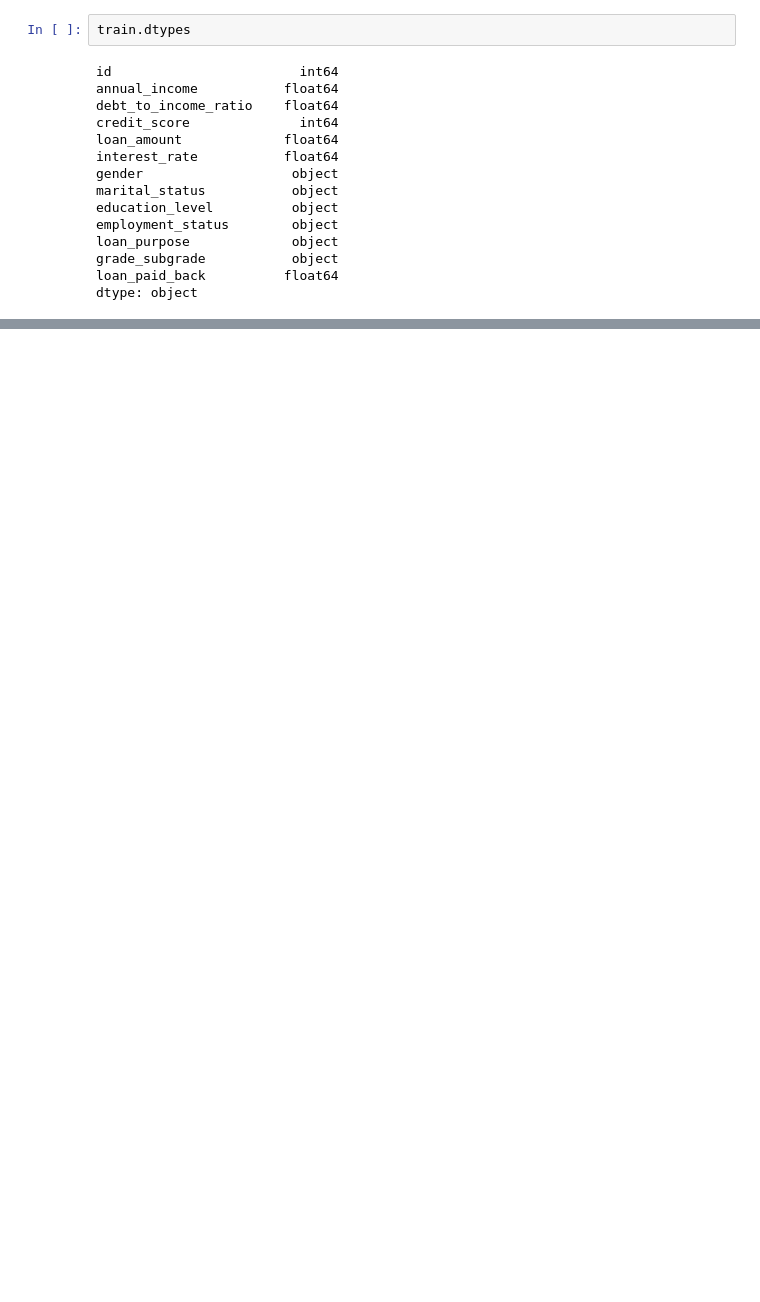
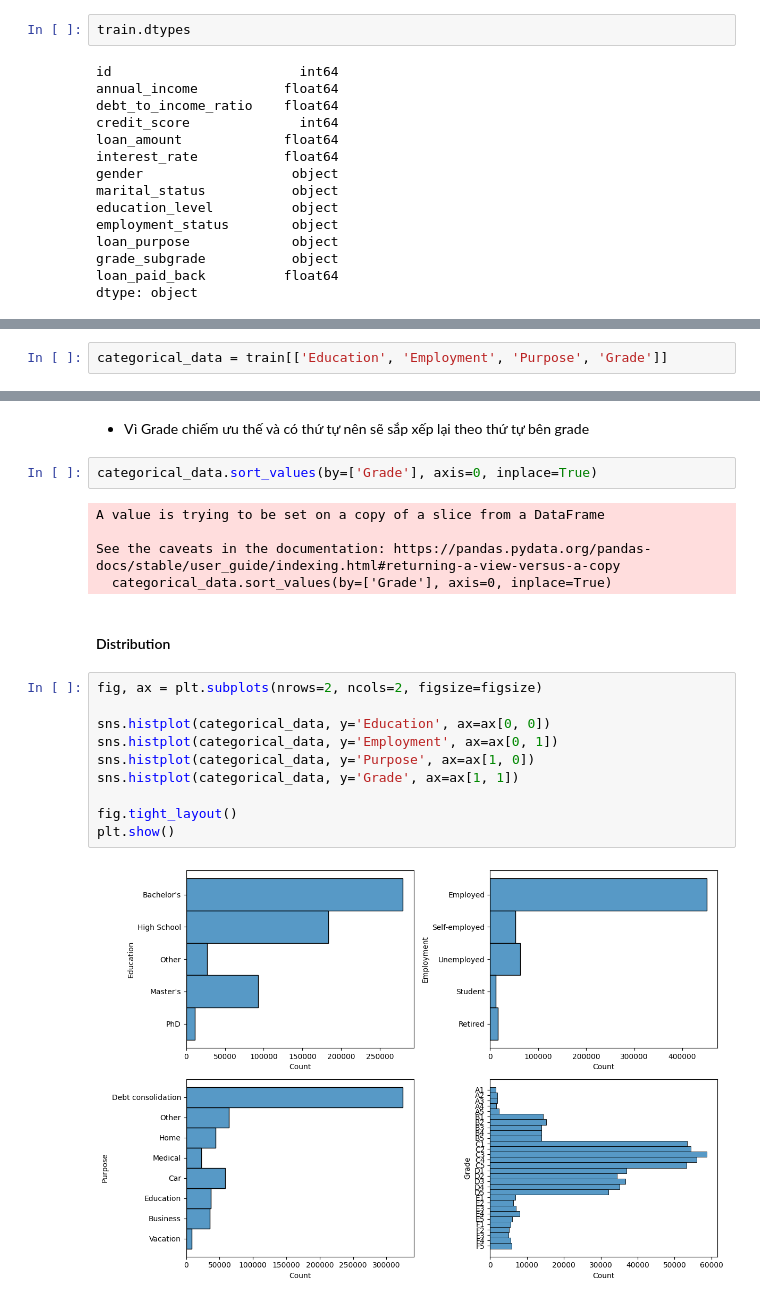
Before and after one commit to pikamanh/Predicting-Loan-Payback, a Jupyter notebook: test.ipynb, the cells around one changed output, grey strips where cells are left out. Drawn from its saved outputs; the diff is of its cells as text; blank space fills up the shorter version.

```diff
--- a/test.ipynb
+++ b/test.ipynb
@@ -322,0 +176,2 @@ train_features = train_features.drop(['id', 'annual_income', 'credit_score', 'lo
+# %%
+categorical_data = train[['Education', 'Employment', 'Purpose', 'Grade']]
@@ -322,0 +190,23 @@ train_features = train_features.drop(['id', 'annual_income', 'credit_score', 'lo
+# %% [markdown]
+- Vì Grade chiếm ưu thế và có thứ tự nên sẽ sắp xếp lại theo thứ tự bên grade
+# %%
+categorical_data.sort_values(by=['Grade'], axis=0, inplace=True)
+# %% [output]
+A value is trying to be set on a copy of a slice from a DataFrame
+
+See the caveats in the documentation: https://pandas.pydata.org/pandas-docs/stable/user_guide/indexing.html#returning-a-view-versus-a-copy
+  categorical_data.sort_values(by=['Grade'], axis=0, inplace=True)
+# %% [markdown]
+#### Distribution
+# %%
+fig, ax = plt.subplots(nrows=2, ncols=2, figsize=figsize)
+
+sns.histplot(categorical_data, y='Education', ax=ax[0, 0])
+sns.histplot(categorical_data, y='Employment', ax=ax[0, 1])
+sns.histplot(categorical_data, y='Purpose', ax=ax[1, 0])
+sns.histplot(categorical_data, y='Grade', ax=ax[1, 1])
+
+fig.tight_layout()
+plt.show()
+# %% [output]
+[figure, added]
```
Also changed, not shown: parts of 75 cells of this notebook.
